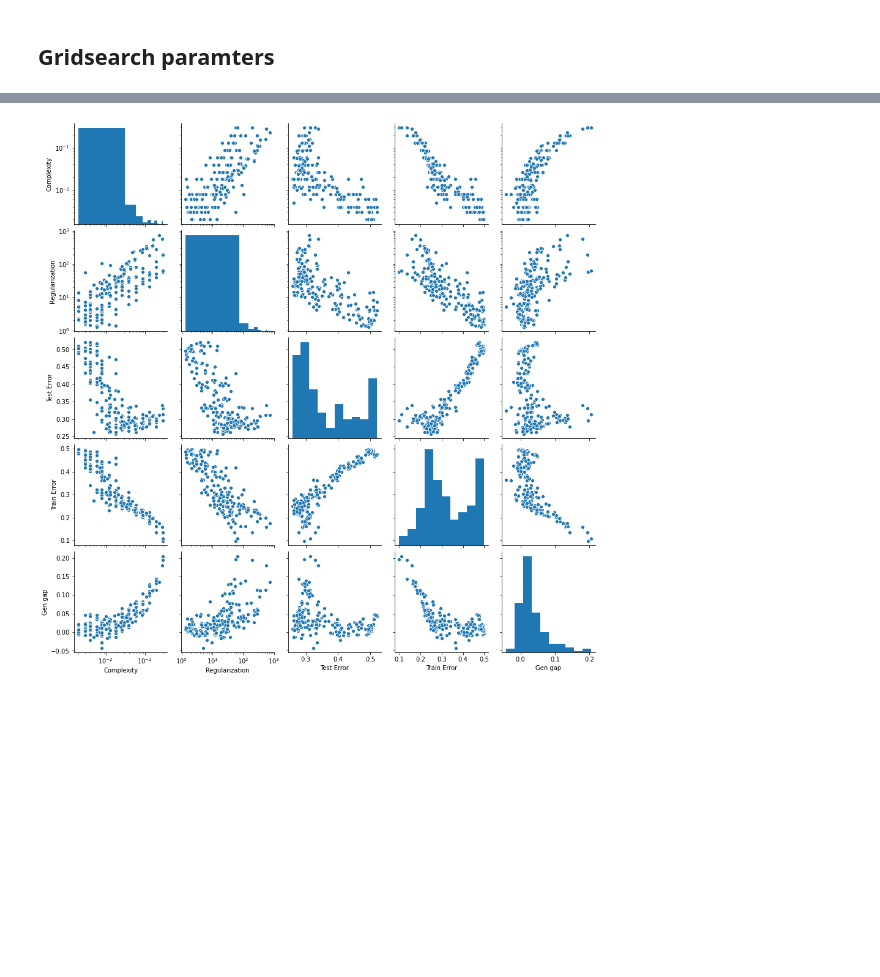
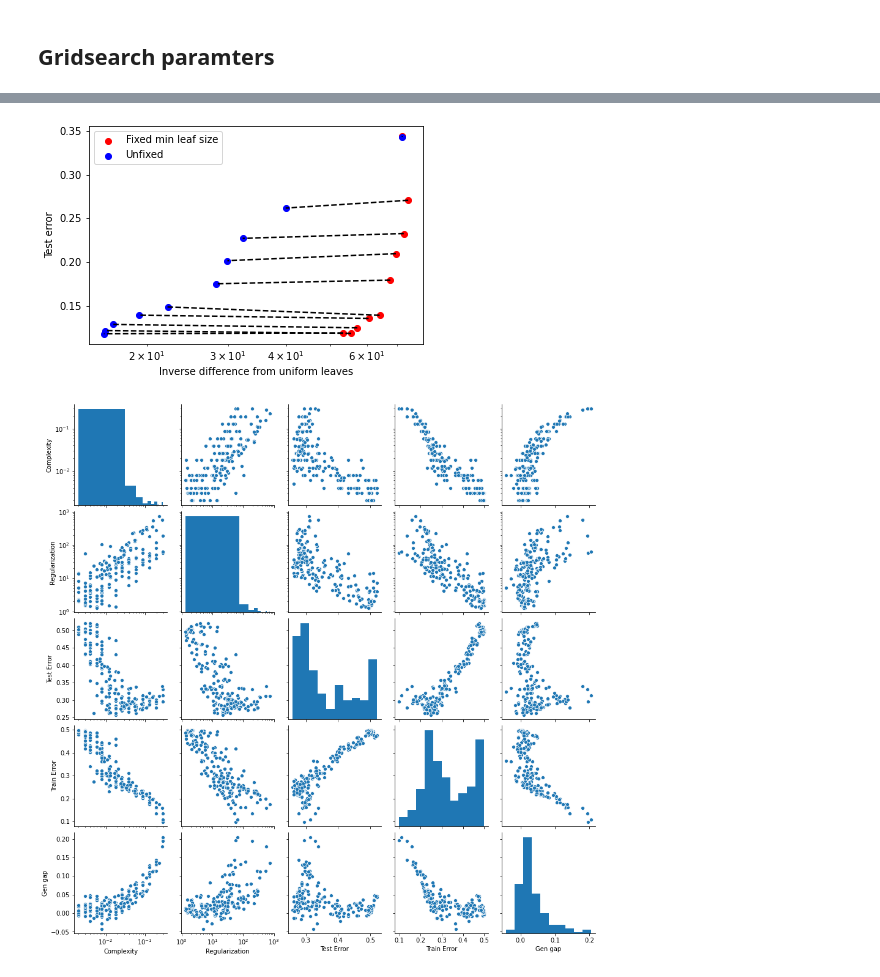
Before and after one commit to rflperry/double_descent, a Jupyter notebook: notebooks/01-rp-rf_leaves_complexity_vs_reg.ipynb, the cells around one changed output, grey strips where cells are left out. Cells and saved outputs as stored; diff of their text form; code cells hidden in the pictures; blank space fills up the shorter version.

```diff
--- a/notebooks/01-rp-rf_leaves_complexity_vs_reg.ipynb
+++ b/notebooks/01-rp-rf_leaves_complexity_vs_reg.ipynb
@@ -102,3 +103,42 @@ plt.show()
+# %%
+complexities2 = []
+regularizations2 = []
+test_error2 = []
+train_error2 = []
+
+max_leaves = (np.asarray(complexities) * X_train.shape[0]).astype(int)
+
+for ml in max_leaves:
+    for rep in range(1):
+        dt = DecisionTreeClassifier(
+            # splitter = 'random',
+            max_leaf_nodes = ml,
+        ).fit(X_train, y_train)
+
+        complexities2.append(tree2complexity(dt, X_train))
+        regularizations2.append(tree2reg(dt, X_train, p=2))
+        train_error2.append(zero_one_loss(dt.predict(X_train), y_train))
+        test_error2.append(zero_one_loss(dt.predict(X_test), y_test))
+# %%
+x1 = regularizations
+y1 = np.asarray(test_error) - np.asarray(train_error)
+x2 = regularizations2
+y2 = np.asarray(test_error2) - np.asarray(train_error)
+
+plt.scatter(x1, y1, c='red', label='Fixed min leaf size')
+plt.scatter(x2, y2, c='blue', label='Unfixed')
+
+for i in range(len(x1)):
+    plt.plot([x1[i], x2[i]], [y1[i], y2[i]], ls='--', c='black')
+
+plt.xscale('log')
+# plt.yscale('log')
+plt.ylabel('Test error')
+plt.xlabel('Inverse difference from uniform leaves')
+plt.legend()
+plt.show()
+# %% [output]
+[figure, added]
 # %%
 g = sns.pairplot(
     pd.DataFrame({
```
Also changed, not shown: parts of 4 cells of this notebook, 20 other files.
